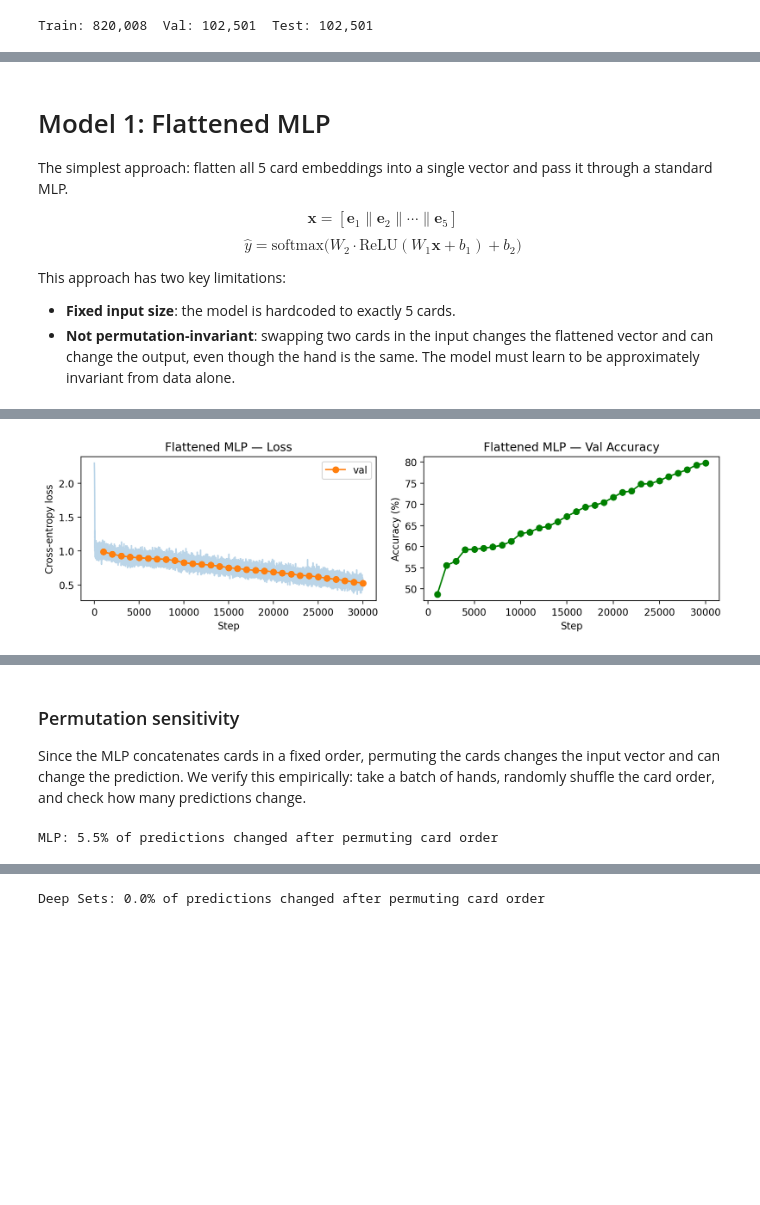
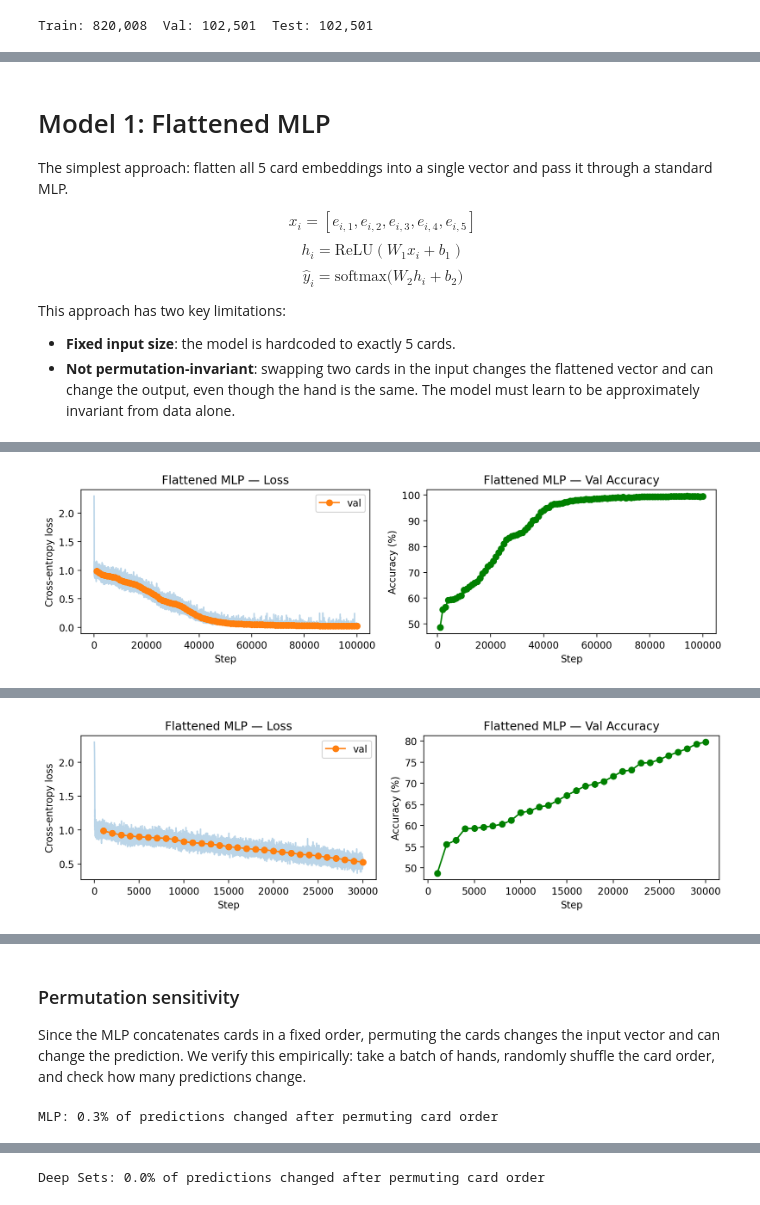
Before and after one commit to yoavram/nanochat, a Jupyter notebook: set-transformer.ipynb, the cells around one changed output, grey strips where cells are left out. Cells and saved outputs as stored; diff of their text form; code cells hidden in the pictures; blank space fills up the shorter version.

```diff
--- a/set-transformer.ipynb
+++ b/set-transformer.ipynb
@@ -156,0 +122,11 @@ def accuracy(params, model, suits, ranks, labels, batch_size=4096):
+# %%
+d_card = 16  # card embedding dimension
+n_cards = 5
+n_vocab = 52  # 4 suits × 13 ranks
+
+def embed(params, x):
+    """
+    x : (B, 5, 52) one-hot encoded cards
+    Returns: (B, 5, d_card)
+    """
+    return x @ params['emb']              # (B, 5, d_card)
@@ -166,9 +167,9 @@ def train(name, init_fn, model, n_steps=10_000, batch_size=256, lr=1e-3, seed=0)
     opt_state = optimizer.init(params)
 
     @jax.jit
-    def step(params, opt_state, s, r, y):
+    def step(params, opt_state, x, y):
         def loss_fn(p):
-            return cross_entropy_loss(model(p, s, r), y)
+            return cross_entropy_loss(model(p, x), y)
         loss, grads = jax.value_and_grad(loss_fn)(params)
         updates, opt_state_new = optimizer.update(grads, opt_state, params)
         return optax.apply_updates(params, updates), opt_state_new, loss
@@ -176,25 +177,25 @@ def train(name, init_fn, model, n_steps=10_000, batch_size=256, lr=1e-3, seed=0)
     train_losses = []
     val_log = []
     log_every = 1000
-    n_train = len(train_labels)
+    n_train = len(Y_train)
 
-    val_n = min(5000, len(val_labels))
-    vs, vr, vy = val_suits[:val_n], val_ranks[:val_n], val_labels[:val_n]
+    val_n = min(5000, len(Y_val))
+    x_val, y_val = X_val[:val_n], Y_val[:val_n]
 
     for i in range(1, n_steps + 1):
         key, subkey = jax.random.split(key)
         idx = jax.random.randint(subkey, (batch_size,), 0, n_train)
         params, opt_state, loss = step(
-            params, opt_state, train_suits[idx], train_ranks[idx], train_labels[idx]
+            params, opt_state, X_train[idx], Y_train[idx]
         )
         train_losses.append(float(loss))
 
         if i % log_every == 0:
-            v_logits = model(params, vs, vr)
-            v_loss = float(cross_entropy_loss(v_logits, vy))
-            v_acc = float(jnp.mean(jnp.argmax(v_logits, axis=-1) == vy))
-            val_log.append((i, v_loss, v_acc))
-            print(f"  step {i:5d} | train loss={train_losses[-1]:.4f} | val loss={v_loss:.4f} | val acc={v_acc:.3f}")
+            logits_val = model(params, x_val)
+            loss_val = float(cross_entropy_loss(logits_val, y_val))
+            acc_val = float(jnp.mean(jnp.argmax(logits_val, axis=-1) == y_val))
+            val_log.append((i, loss_val, acc_val))
+            print(f"  step {i:5d} | train loss={train_losses[-1]:.4f} | val loss={loss_val:.4f} | val acc={acc_val:.3f}")
 
     return params, train_losses, val_log
 # %%
@@ -218,36 +223,35 @@ def plot_training(name, train_losses, val_log):
 
 The simplest approach: flatten all 5 card embeddings into a single vector and pass it through a standard MLP.
 
-$$\mathbf{x} = [\mathbf{e}_1 \| \mathbf{e}_2 \| \cdots \| \mathbf{e}_5]$$
-$$\hat{y} = \text{softmax}\big(W_2 \cdot \text{ReLU}(W_1 \mathbf{x} + b_1) + b_2\big)$$
+$$x_i = [e_{i,1} , e_{i,2} , e_{i,3} , e_{i,4} , e_{i,5}]$$
+$$h_i = \text{ReLU}(W_1 x_i + b_1)$$
+$$\hat{y}_i = \text{softmax}\big(W_2 h_i + b_2\big)$$
 
 This approach has two key limitations:
 - **Fixed input size**: the model is hardcoded to exactly 5 cards.
 - **Not permutation-invariant**: swapping two cards in the input changes the flattened vector and can change the output, even though the hand is the same. The model must learn to be approximately invariant from data alone.
 # %%
 d_mlp = 48
-
 
 def init_mlp(key):
     keys = jax.random.split(key, 3)
     scale = 0.1
     return {
-        'card_emb': jax.random.normal(keys[0], (n_vocab, d_card)) * scale,
+        'emb': jax.random.normal(keys[0], (n_vocab, d_card)) * scale,
         'W1': jax.random.normal(keys[1], (n_cards * d_card, d_mlp)) * scale,
         'b1': jnp.zeros(d_mlp),
         'W2': jax.random.normal(keys[2], (d_mlp, n_classes)) * scale,
         'b2': jnp.zeros(n_classes),
     }
 
-
-def mlp(params, suits, ranks):
-    x = embed_cards(params, suits, ranks)     # (B, 5, d_card)
-    x = x.reshape(x.shape[0], -1)             # (B, 5 * d_card)
+def mlp(params, x):
+    x = embed(params, x)                         # (B, 5, d_card)
+    x = x.reshape(x.shape[0], -1)                # (B, 5 * d_card)
     x = jax.nn.relu(x @ params['W1'] + params['b1'])
     return x @ params['W2'] + params['b2']
 # %%
 %%time
-mlp_params, mlp_losses, mlp_val = train('Flattened MLP', init_mlp, mlp, n_steps=30_000)
+mlp_params, mlp_losses, mlp_val = train('Flattened MLP', init_mlp, mlp, n_steps=100_000)
 plot_training('Flattened MLP', mlp_losses, mlp_val)
 # %% [output]
 Flattened MLP: 5,210 parameters
@@ -270 +274 @@ Flattened MLP: 5,210 parameters
-[figure, old version]
+[figure, new version]
@@ -272,0 +292 @@ Wall time: 18.7 s
+[figure, added]
@@ -276,19 +298,19 @@ Wall time: 18.7 s
 Since the MLP concatenates cards in a fixed order, permuting the cards changes the input vector and can change the prediction. We verify this empirically: take a batch of hands, randomly shuffle the card order, and check how many predictions change.
 # %%
 key, subkey = jax.random.split(key)
-idx = jax.random.randint(subkey, (1000,), 0, len(test_labels))
-s_orig, r_orig = test_suits[idx], test_ranks[idx]
+idx = jax.random.randint(subkey, (1000,), 0, len(Y_test))
+x_orig = X_test[idx]
 
 key, subkey = jax.random.split(key)
 perm = jax.random.permutation(subkey, 5)
-s_perm, r_perm = s_orig[:, perm], r_orig[:, perm]
+x_perm = x_orig[:, perm]
 
-pred_orig = jnp.argmax(mlp(mlp_params, s_orig, r_orig), axis=-1)
-pred_perm = jnp.argmax(mlp(mlp_params, s_perm, r_perm), axis=-1)
+pred_orig = jnp.argmax(mlp(mlp_params, x_orig), axis=-1)
+pred_perm = jnp.argmax(mlp(mlp_params, x_perm), axis=-1)
 changed = float(jnp.mean(pred_orig != pred_perm))
 print(f"MLP: {100 * changed:.1f}% of predictions changed after permuting card order")
 # %% [output]
-MLP: 5.5% of predictions changed after permuting card order
+MLP: 0.3% of predictions changed after permuting card order
 # %% [markdown]
 # Model 2: Deep Sets
 
```
Also changed, not shown: parts of 31 cells of this notebook.
